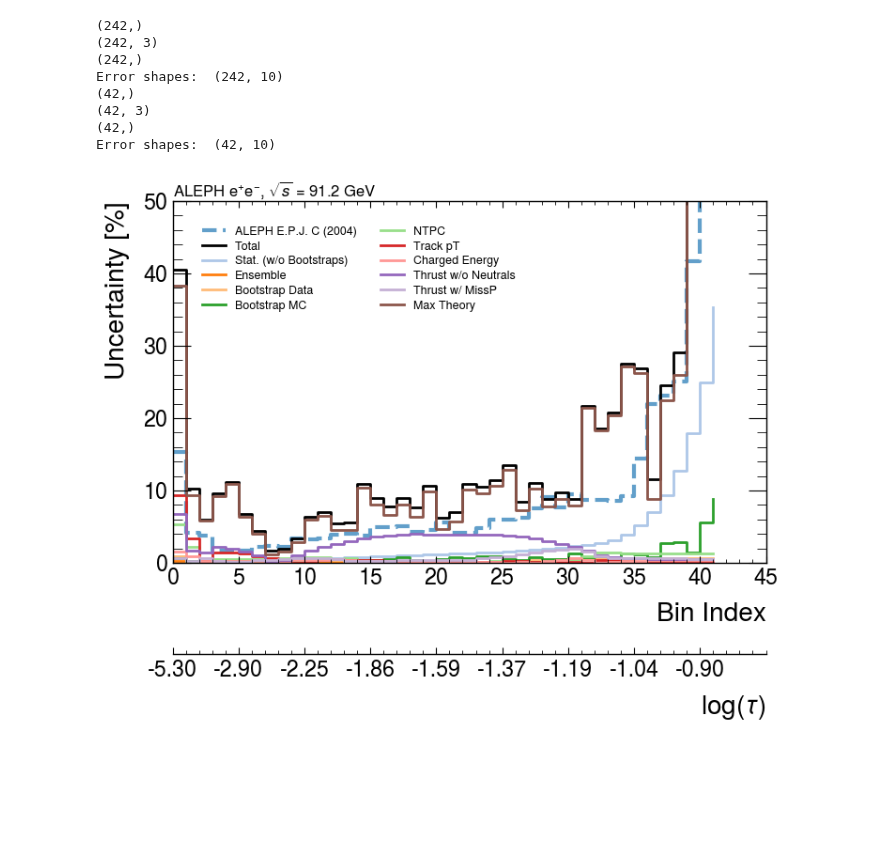
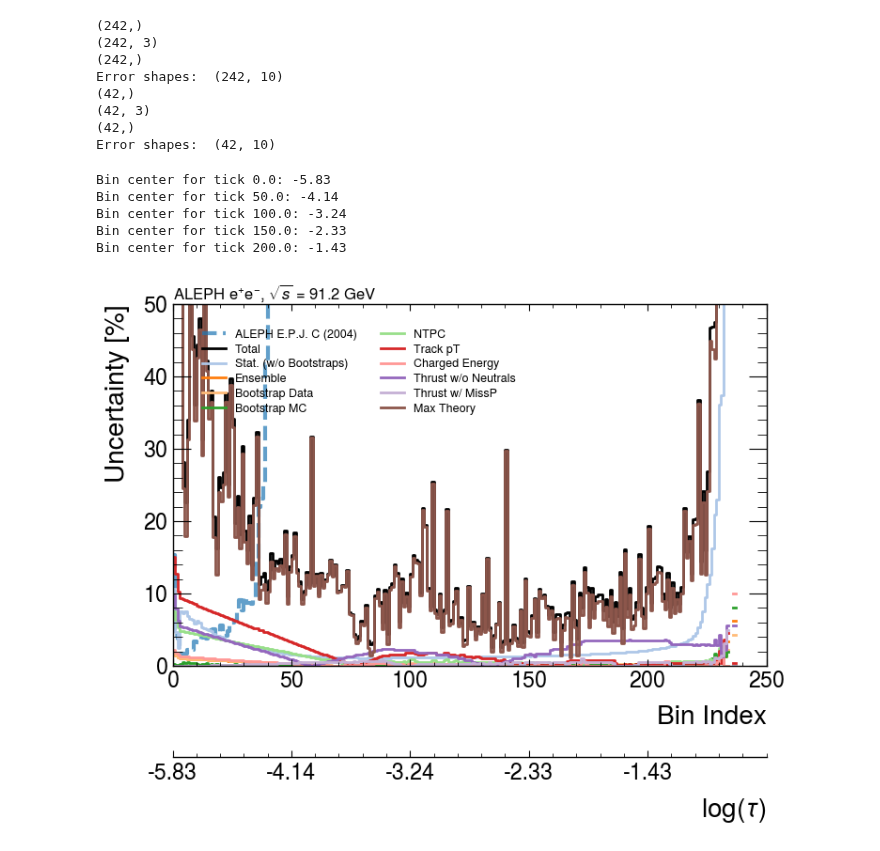
Before and after one commit to badeaa3/unfold-ee-logtau, a Jupyter notebook: Plotting/VisualizeResult.ipynb, the cells around one changed output. Cells and saved outputs as stored; diff of their text form; code cells hidden in the pictures; blank space fills up the shorter version.

Commit message:
working on plots for paper

```diff
--- a/Plotting/VisualizeResult.ipynb
+++ b/Plotting/VisualizeResult.ipynb
@@ -48,9 +46,12 @@ GlobalPathConf = {
         "hepdata" : "/home/badea/e+e-/aleph/UnfoldThrustResults/HEPData-ins636645-v1-Table_54.csv",
         "storage" : "/home/badea/e+e-/aleph/derivations/20250625/2/",
         "unfold_weights" : [
-            "/home/badea/e+e-/aleph/UnfoldThrustResults/UniFold/training-df4a6ec5", # boost results
-            "/home/badea/e+e-/aleph/unfold-ee-logtau/results/training-9755a231/", # N=10 new training
-            "/home/badea/e+e-/aleph/unfold-ee-logtau/results/training-950f3660/", # N=10 new training
+            # "/home/badea/e+e-/aleph/UnfoldThrustResults/UniFold/training-df4a6ec5", # boost results
+            # "/home/badea/e+e-/aleph/unfold-ee-logtau/results/training-9755a231/", # N=10 new training
+            # "/home/badea/e+e-/aleph/unfold-ee-logtau/results/training-950f3660/", # N=10 new training
+            "/home/badea/e+e-/aleph/unfold-ee-logtau/results/training-81e396c6/", # N=10 new training with tensorflow+omnifold versions
+            "/home/badea/e+e-/aleph/unfold-ee-logtau/results/training-7efcc4c6/", # N=100 only theory
+            "/home/badea/e+e-/aleph/unfold-ee-logtau/results/training-06dd2025/", # N=100 everything
         ],
         "new_mc" : "/home/badea/e+e-/aleph/derivations/20250527/"
     }
@@ -126,7 +129,7 @@ Pythia8 (500000,)
 Herwig (4999984,)
 Sherpa (5000000,)
 # %%
-N = 20
+N = 100
 
 if isinstance(pathConf["unfold_weights"], str):
     filePath = os.path.join(pathConf["unfold_weights"], "*/*/conf.json")
@@ -141,7 +144,7 @@ print(len(fileList))
 w = ut.loadWeightPaths(fileList)
 for key, val in w.items():
     for k, v in val.items():
-        w[key][k] = ensembleWeights(loadWeights(v), N=N)
+        w[key][k] = ensembleWeights(loadWeights(v), N=10 if key in ["Ensembling", "BootstrapData"] else N)
         print(key, k, len(v), w[key][k].shape)
 
 # make keys
@@ -403,7 +438,8 @@ def plotArange(z, doThis=True):
 
 theoryOnly = False
 key = "logtau"
-pname = "unifold_aleph_ensemble0"
+# pname = "unifold_aleph_ensemble0"
+pname = "unifold_nominal_ensemble0"
 nominal = plots[key][pname]
 bins = conf[key]["aleph"]["bins"] if "aleph" in pname else conf[key]["bins"]
 bin_centers = (bins[:-1] + bins[1:]) / 2
@@ -431,45 +467,54 @@ if theoryOnly:
 individual = np.abs(errors[key][pname]["individual"])
 for i, label in enumerate(individualErrorLabelOrder):
     color = next(color_cycle)
+    ls = "-"
     if theoryOnly:
         if label == "Max Theory":
             color="black"
+            ls = "--"
+            # continue
         else:
             continue
-    ax.step(plotArange(bin_centers), individual[:, i]/nominal[0]*100 if divide else individual[:, i], where='post', label=label, color=color)
+    ax.step(plotArange(bin_centers), individual[:, i]/nominal[0]*100 if divide else individual[:, i], where='post', label=label, color=color, ls=ls)
 
 # Add a secondary x-axis showing the actual bin values
 secax = ax.secondary_xaxis('bottom')
 # Only show ticks and tick labels for the bins that have tick labels on the first x axis
 main_xticks = ax.get_xticks()
 main_xticklabels = [item.get_text() for item in ax.get_xticklabels()]
 # Find the bin centers that match the main axis ticks
 sec_ticks = []
 sec_ticklabels = []
 for tick, label in zip(main_xticks, main_xticklabels):
     # Only keep ticks that are within the range of bin_centers
     if tick in plotArange(bin_centers):
         idx = int(tick)
         if 0 <= idx < len(bin_centers):
             sec_ticks.append(idx)
             sec_ticklabels.append(f"{bin_centers[idx]:.2f}")
+            print(f"Bin center for tick {tick}: {bin_centers[idx]:.2f}")
 secax.set_xticks(sec_ticks)
 secax.set_xticklabels(sec_ticklabels)
 secax.spines['bottom'].set_position(('outward', 70))  # move secondary axis 30 points below
 secax.set_xlabel(r"$\log(\tau)$")
 
 ax.set_xlabel("Bin Index") # $\log(\tau)$
 ax.set_ylabel(ylabel)
 # ax.set_yscale("log")
-# ax.set_ylim(5*10**-5, 2*10**2)
+# ax.set_ylim(5*10**-3, 2*10**3)
 ax.set_ylim(0, 50)
 ax.text(0, 1, r"ALEPH e$^{+}$e$^{-}$, $\sqrt{s}$ = 91.2 GeV", transform=ax.transAxes, ha='left', va='bottom', fontsize=12)
 ax.legend(ncol=2, fontsize=15 if theoryOnly else 9, bbox_to_anchor=(0.02, 0.98), loc="upper left")
 outName = "logtau_unifold_uncertainty_TheoryComparison.pdf" if theoryOnly else "logtau_unifold_uncertainty.pdf"
 plt.savefig(outName, bbox_inches='tight')
 plt.show()
 # %% [output]
+Bin center for tick 0.0: -5.83
+Bin center for tick 50.0: -4.14
+Bin center for tick 100.0: -3.24
+Bin center for tick 150.0: -2.33
+Bin center for tick 200.0: -1.43
-[figure, old version]
+[figure, new version]
 # %%
 # plot
 fig, ax = plt.subplots(figsize=(8, 5))
```
Also changed, not shown: parts of 12 cells of this notebook, 1 other file.
